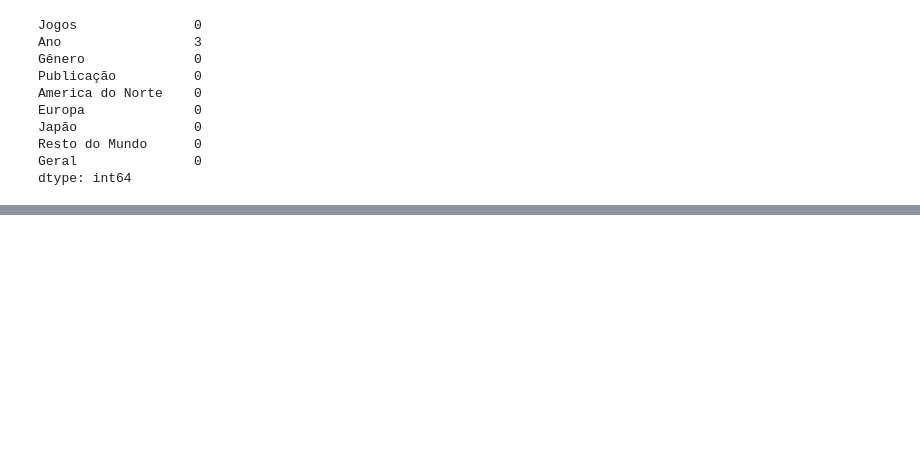
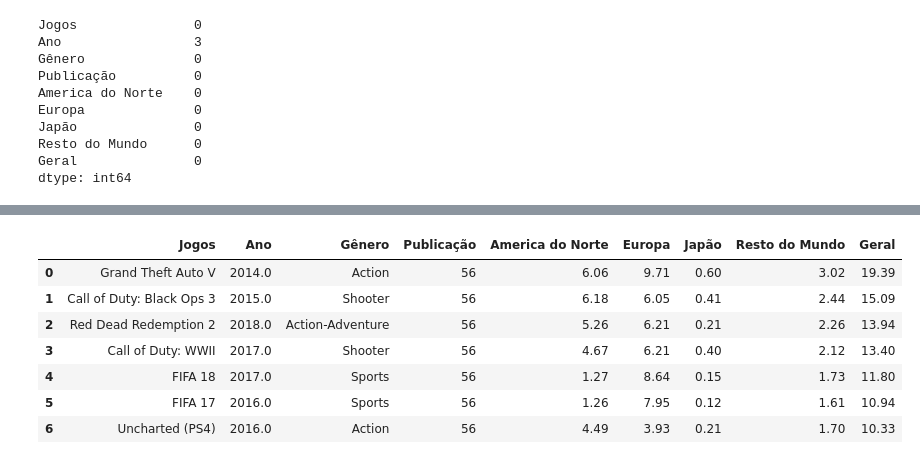
Before and after one commit to isaacuchoa/game_sales, a Jupyter notebook: games.ipynb, the cells around one changed output, grey strips where cells are left out. Saved outputs shown, nothing was run; the diff lists cells and outputs as text; code cells hidden in the pictures; blank space fills up the shorter version.

```diff
--- a/games.ipynb
+++ b/games.ipynb
@@ -222 +187,13 @@ dtypes: datetime64[ns](1), float64(5), int64(1), object(2)
 memory usage: 72.8+ KB
+# %%
+# Mostra os jogos que venderam mais que 10 milhões
+dados.loc[ dados['Geral'] >= 10]
+# %% [output]
+|  | Jogos | Ano | Gênero | Publicação | America do Norte | Europa | Japão | Resto do Mundo | Geral |
+| 0 | Grand Theft Auto V | 2014.0 | Action | 56 | 6.06 | 9.71 | 0.60 | 3.02 | 19.39 |
+| 1 | Call of Duty: Black Ops 3 | 2015.0 | Shooter | 56 | 6.18 | 6.05 | 0.41 | 2.44 | 15.09 |
+| 2 | Red Dead Redemption 2 | 2018.0 | Action-Adventure | 56 | 5.26 | 6.21 | 0.21 | 2.26 | 13.94 |
+| 3 | Call of Duty: WWII | 2017.0 | Shooter | 56 | 4.67 | 6.21 | 0.40 | 2.12 | 13.40 |
+| 4 | FIFA 18 | 2017.0 | Sports | 56 | 1.27 | 8.64 | 0.15 | 1.73 | 11.80 |
+| 5 | FIFA 17 | 2016.0 | Sports | 56 | 1.26 | 7.95 | 0.12 | 1.61 | 10.94 |
+| 6 | Uncharted (PS4) | 2016.0 | Action | 56 | 4.49 | 3.93 | 0.21 | 1.70 | 10.33 |
```
Also changed, not shown: parts of 9 cells of this notebook.
